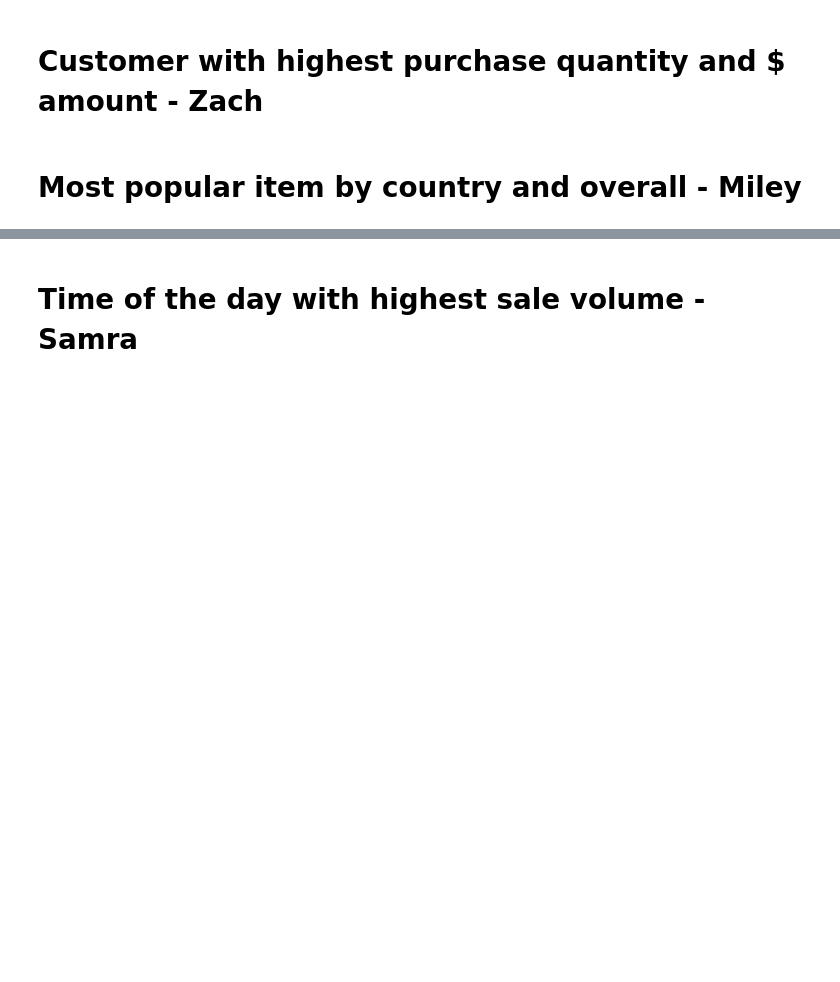
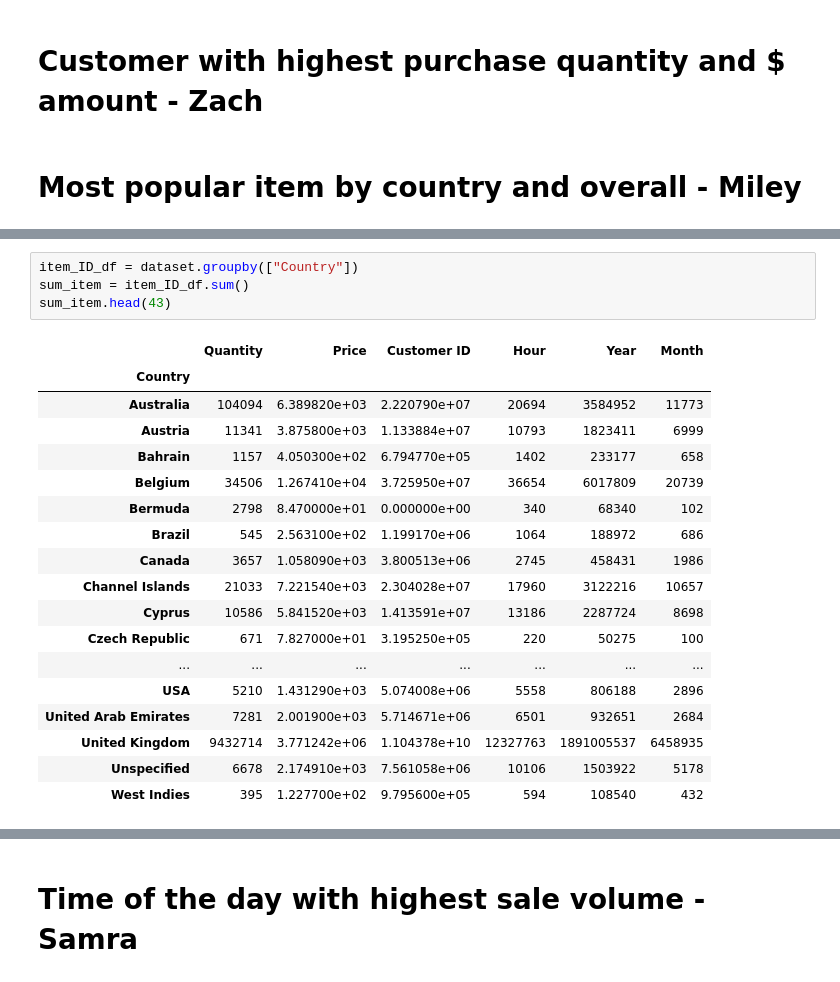
Before and after one commit to Samravp/Online-Retail-Sales-Insights, a Jupyter notebook: Online_Sales_Analysis_SVP.ipynb, the cells around one changed output, grey strips where cells are left out. Cells and saved outputs as stored; diff of their text form; blank space fills up the shorter version.

```diff
--- a/Online_Sales_Analysis_SVP.ipynb
+++ b/Online_Sales_Analysis_SVP.ipynb
@@ -256,0 +314,23 @@ Above calculations shows that one of the reasons for the increased volume of sal
+# %%
+item_ID_df = dataset.groupby(["Country"])
+sum_item = item_ID_df.sum()
+sum_item.head(43)
+# %% [output]
+|  | Quantity | Price | Customer ID | Hour | Year | Month |
+| Country |  |  |  |  |  |  |
+| Australia | 104094 | 6.389820e+03 | 2.220790e+07 | 20694 | 3584952 | 11773 |
+| Austria | 11341 | 3.875800e+03 | 1.133884e+07 | 10793 | 1823411 | 6999 |
+| Bahrain | 1157 | 4.050300e+02 | 6.794770e+05 | 1402 | 233177 | 658 |
+| Belgium | 34506 | 1.267410e+04 | 3.725950e+07 | 36654 | 6017809 | 20739 |
+| Bermuda | 2798 | 8.470000e+01 | 0.000000e+00 | 340 | 68340 | 102 |
+| Brazil | 545 | 2.563100e+02 | 1.199170e+06 | 1064 | 188972 | 686 |
+| Canada | 3657 | 1.058090e+03 | 3.800513e+06 | 2745 | 458431 | 1986 |
+| Channel Islands | 21033 | 7.221540e+03 | 2.304028e+07 | 17960 | 3122216 | 10657 |
+| Cyprus | 10586 | 5.841520e+03 | 1.413591e+07 | 13186 | 2287724 | 8698 |
+| Czech Republic | 671 | 7.827000e+01 | 3.195250e+05 | 220 | 50275 | 100 |
+| ... | ... | ... | ... | ... | ... | ... |
+| USA | 5210 | 1.431290e+03 | 5.074008e+06 | 5558 | 806188 | 2896 |
+| United Arab Emirates | 7281 | 2.001900e+03 | 5.714671e+06 | 6501 | 932651 | 2684 |
+| United Kingdom | 9432714 | 3.771242e+06 | 1.104378e+10 | 12327763 | 1891005537 | 6458935 |
+| Unspecified | 6678 | 2.174910e+03 | 7.561058e+06 | 10106 | 1503922 | 5178 |
+| West Indies | 395 | 1.227700e+02 | 9.795600e+05 | 594 | 108540 | 432 |
```
Also changed, not shown: parts of 8 cells of this notebook, 1 other file.
